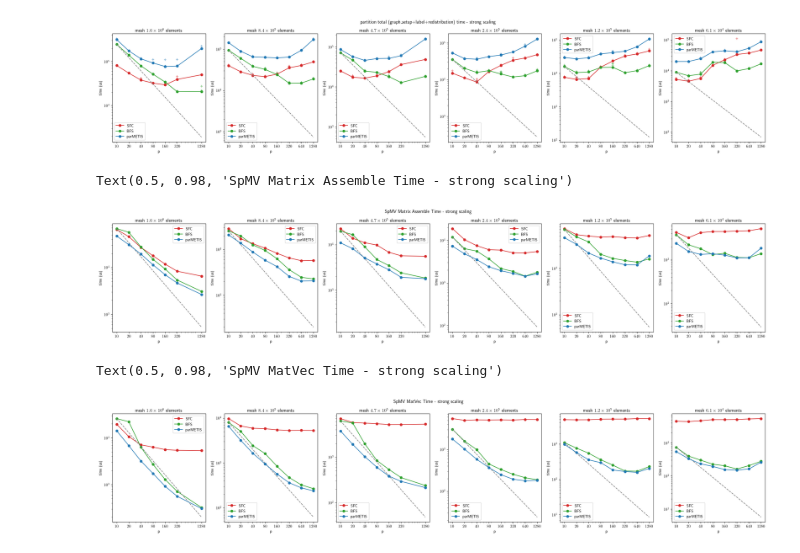
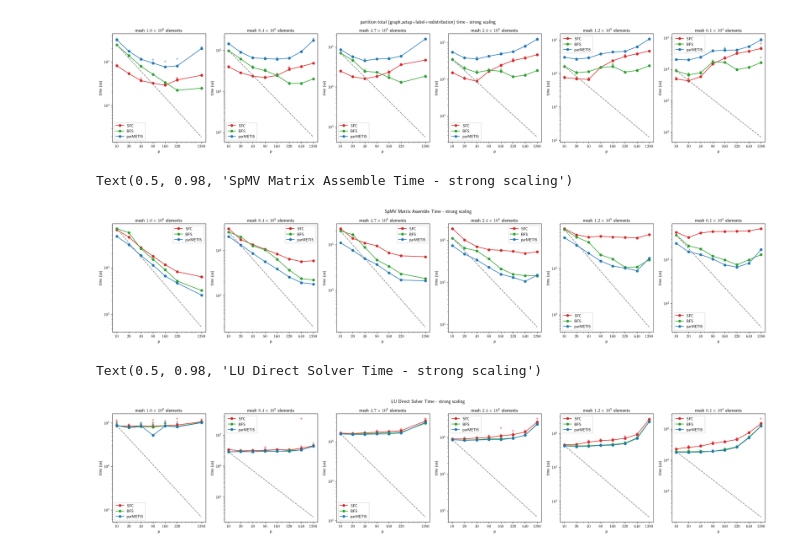
Before and after one commit to paralab/partition, a Jupyter notebook: mpi-cpp/scaling_plot.ipynb, the cells around one changed output. Cells and saved outputs as stored; diff of their text form; code cells hidden in the pictures.

Commit message:
Add results

```diff
--- a/mpi-cpp/scaling_plot.ipynb
+++ b/mpi-cpp/scaling_plot.ipynb
@@ -43,7 +43,7 @@ prev_file = 'results/frontera-scaling-front_bfs___2024-06-06__19-42-12.json'
 
 # prev_file = "results/frontera-scaling-std-bfs-dist-filter-changed-ghost-types-32-32-16___2024-05-28__18-33-13.json"
 
-input_file_name = "results/frontera-scaling-front_bfs-withsolver___2024-07-02__17-20-12.json"
+input_file_name = "results/frontera-scaling-front_bfs-directsolver___2024-07-03__15-46-13.json"
 # %%
 df = pd.read_json(input_file_name, orient='records',lines=True)
 # print(df)
@@ -274,7 +274,7 @@ for mesh_idx in range(mesh_count):
 fig.suptitle('SpMV Matrix Assemble Time - strong scaling')
 # %% [output]
 Text(0.5, 0.98, 'SpMV Matrix Assemble Time - strong scaling')
-[figure, old version]
+[figure, new version]
 # %%
 fig, axs = plt.subplots(1, mesh_count, figsize=(5*mesh_count, 5))
 
@@ -301,40 +301,40 @@ for mesh_idx in range(mesh_count):
     axs[mesh_idx].plot(min_df['np'], min_df['BFS_matvec_time'],color=plot_colors[1], label=f"BFS", marker='o')
 
     # plotting ideal scaling for BFS_matvec_time
     min_proc_count = min_df['np'].min()
     min_proc_BFS_time = min_df[min_df['np'] == min_proc_count].loc[0,'BFS_matvec_time']
     min_df['BFS_matvec_time_ideal_scaling'] = min_proc_BFS_time * (min_proc_count/min_df['np'])
     axs[mesh_idx].plot(min_df['np'], min_df['BFS_matvec_time_ideal_scaling'],color='grey', label=f"_ideal", marker='', linestyle='--')
 
     # plotting parMETIS time
     min_rows = filtered_df.groupby(['np'])['parMETIS_matvec_time'].transform(AGGREGATION_METHOD) == filtered_df['parMETIS_matvec_time']
     min_df = filtered_df[min_rows].copy()
     min_df.reset_index(drop=True, inplace=True)
     axs[mesh_idx].plot(min_df['np'], min_df['parMETIS_matvec_time'],color=plot_colors[2], label=f"parMETIS", marker='o')
 
 
 
 
-    # # plotting individual data points
-    # axs[mesh_idx].scatter(filtered_df['np'], filtered_df['SFC_morton_matvec_time'], color=plot_colors[0], marker='+', alpha=0.5, label='_SFC data')
-    # axs[mesh_idx].scatter(filtered_df['np'], filtered_df['BFS_matvec_time'], color=plot_colors[1], marker='+', alpha=0.5, label='_BFS data')
-    # axs[mesh_idx].scatter(filtered_df['np'], filtered_df['parMETIS_matvec_time'], color=plot_colors[2], marker='+', alpha=0.5, label='_parMETIS data')
+    # plotting individual data points
+    axs[mesh_idx].scatter(filtered_df['np'], filtered_df['SFC_morton_matvec_time'], color=plot_colors[0], marker='+', alpha=0.5, label='_SFC data')
+    axs[mesh_idx].scatter(filtered_df['np'], filtered_df['BFS_matvec_time'], color=plot_colors[1], marker='+', alpha=0.5, label='_BFS data')
+    axs[mesh_idx].scatter(filtered_df['np'], filtered_df['parMETIS_matvec_time'], color=plot_colors[2], marker='+', alpha=0.5, label='_parMETIS data')
 
     axs[mesh_idx].set_xscale('log')
     axs[mesh_idx].set_yscale('log')
     axs[mesh_idx].set_xticks(filtered_df['np'].unique())
     axs[mesh_idx].get_xaxis().set_major_formatter(ScalarFormatter())
     axs[mesh_idx].set_title("mesh   "+   format_scientific_notation_with_superscript(element_count)+ " elements")
     axs[mesh_idx].set_xlabel('p')
     axs[mesh_idx].set_ylabel('time (us)')
 
 
 
     axs[mesh_idx].legend()
-fig.suptitle('SpMV MatVec Time - strong scaling')
+fig.suptitle('LU Direct Solver Time - strong scaling')
 # %% [output]
-Text(0.5, 0.98, 'SpMV MatVec Time - strong scaling')
+Text(0.5, 0.98, 'LU Direct Solver Time - strong scaling')
-[figure, old version]
+[figure, new version]
 # %%
 # fig, axs = plt.subplots(1, 1, figsize=(7, 7))
 # for mesh_idx in range(mesh_count):
```
Also changed, not shown: 1 other file.
